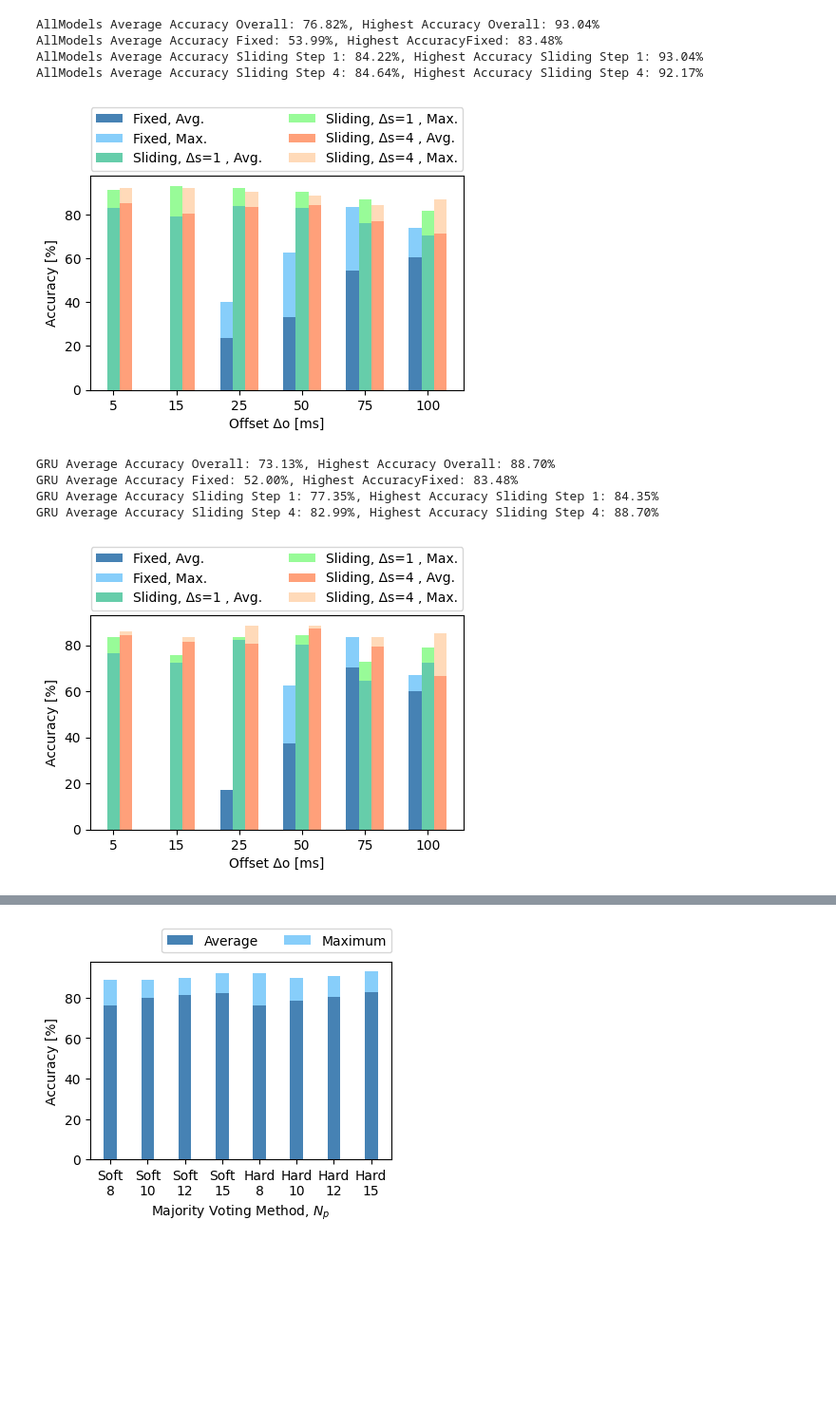
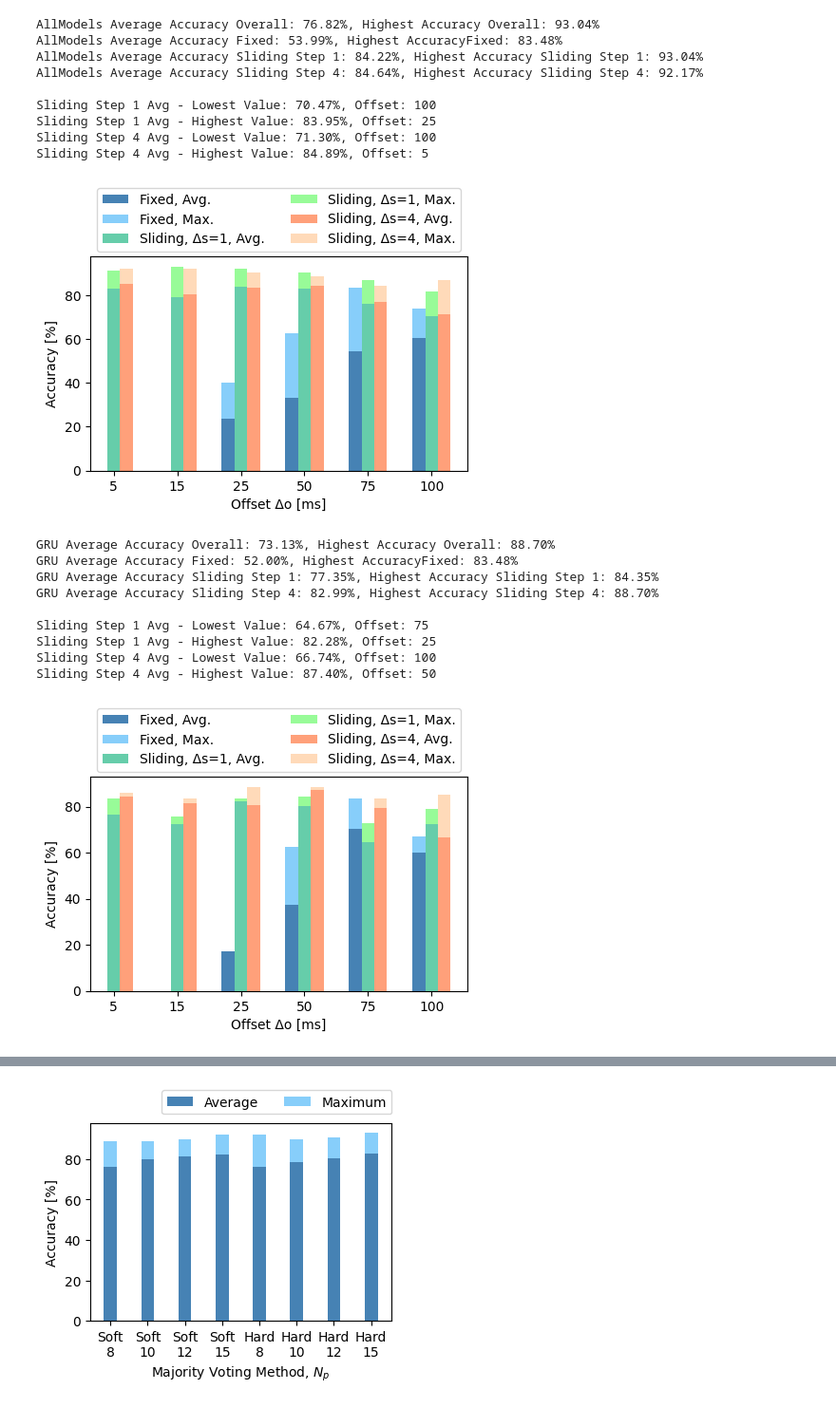
Before and after one commit to MarH19/HumanObjectDetection, a Jupyter notebook: Evaluation/OfflineTestResultPreprocessingComparison.ipynb, the cells around one changed output, grey strips where cells are left out. Shown at 95% size. Cells and saved outputs as stored; diff of their text form; code cells hidden in the pictures; blank space fills up the shorter version.

```diff
--- a/Evaluation/OfflineTestResultPreprocessingComparison.ipynb
+++ b/Evaluation/OfflineTestResultPreprocessingComparison.ipynb
@@ -120,8 +120,20 @@ def plot_preprocessing_comparison(model, model_df, plot_vertical=False):
     print(f"{model} Average Accuracy Overall: {overall_avg:.2f}%, Highest Accuracy Overall: {overall_max:.2f}%")
     print(f"{model} Average Accuracy Fixed: {fixed_avg:.2f}%, Highest AccuracyFixed: {fixed_max:.2f}%")
     print(f"{model} Average Accuracy Sliding Step 1: {sliding_step1_avg:.2f}%, Highest Accuracy Sliding Step 1: {sliding_step1_max:.2f}%")
-    print(f"{model} Average Accuracy Sliding Step 4: {sliding_step4_avg:.2f}%, Highest Accuracy Sliding Step 4: {sliding_step4_max:.2f}%")
+    print(f"{model} Average Accuracy Sliding Step 4: {sliding_step4_avg:.2f}%, Highest Accuracy Sliding Step 4: {sliding_step4_max:.2f}%\n")
 
+    sliding_step1_avg_min = model_df_grouped['sliding_step1_avg'].min()
+    sliding_step1_avg_min_offset = model_df_grouped[model_df_grouped['sliding_step1_avg'] == sliding_step1_avg_min]['offset'].values[0]
+    sliding_step1_avg_max = model_df_grouped['sliding_step1_avg'].max()
+    sliding_step1_avg_max_offset = model_df_grouped[model_df_grouped['sliding_step1_avg'] == sliding_step1_avg_max]['offset'].values[0]
+    sliding_step4_avg_min = model_df_grouped['sliding_step4_avg'].min()
+    sliding_step4_avg_min_offset = model_df_grouped[model_df_grouped['sliding_step4_avg'] == sliding_step4_avg_min]['offset'].values[0]
+    sliding_step4_avg_max = model_df_grouped['sliding_step4_avg'].max()
+    sliding_step4_avg_max_offset = model_df_grouped[model_df_grouped['sliding_step4_avg'] == sliding_step4_avg_max]['offset'].values[0]
+    print(f"Sliding Step 1 Avg - Lowest Value: {sliding_step1_avg_min:.2f}%, Offset: {sliding_step1_avg_min_offset}")
+    print(f"Sliding Step 1 Avg - Highest Value: {sliding_step1_avg_max:.2f}%, Offset: {sliding_step1_avg_max_offset}")
+    print(f"Sliding Step 4 Avg - Lowest Value: {sliding_step4_avg_min:.2f}%, Offset: {sliding_step4_avg_min_offset}")
+    print(f"Sliding Step 4 Avg - Highest Value: {sliding_step4_avg_max:.2f}%, Offset: {sliding_step4_avg_max_offset}")
 
     if plot_vertical:
         ax.axhline(overall_avg, color='#003366', linestyle='--',
@@ -132,41 +144,51 @@ def plot_preprocessing_comparison(model, model_df, plot_vertical=False):
     ax.set_xlabel('Offset Δo [ms]')
     ax.set_ylabel('Accuracy [%]')
 
     # ax.set_title(
     #    f'{model} Model Accuracies, Grouped by Offset and Window Preprocessing Parameters')
     ax.set_xticks([r + bar_width for r in range(len(model_df_grouped))])
     ax.set_xticklabels(model_df_grouped['offset'])
 
     legend = [f'Average: {overall_avg:.2f}%',
               f'Maximum: {overall_max:.2f}%'] if plot_vertical else []
-    legend += ['Fixed, Avg.', 'Fixed, Max.', 'Sliding, Δs=1 , Avg.',
-               'Sliding, Δs=1 , Max.', 'Sliding, Δs=4 , Avg.', 'Sliding, Δs=4 , Max.']
+    legend += ['Fixed, Avg.', 'Fixed, Max.', 'Sliding, Δs=1, Avg.',
+               'Sliding, Δs=1, Max.', 'Sliding, Δs=4, Avg.', 'Sliding, Δs=4, Max.']
     ax.legend(legend, loc='upper center', bbox_to_anchor=(0.5, 1.35), ncol=2)
 
     plt.tight_layout()
 
     suffix = f"_MaxAvg" if plot_vertical else ""
     plt.savefig(Path.cwd() / "OfflinePreprocessingComparison" /
                 f"{model}_Accuracies_PreprocessingComparison{suffix}.png", bbox_inches='tight', dpi=300)
 
     plt.show()
 
 
 plot_preprocessing_comparison("AllModels", df)
 for model, model_df in df.groupby("Model"):
     plot_preprocessing_comparison(model, model_df)
     plot_preprocessing_comparison(model, model_df, plot_vertical=True)
 # %% [output]
 AllModels Average Accuracy Overall: 76.82%, Highest Accuracy Overall: 93.04%
 AllModels Average Accuracy Fixed: 53.99%, Highest AccuracyFixed: 83.48%
 AllModels Average Accuracy Sliding Step 1: 84.22%, Highest Accuracy Sliding Step 1: 93.04%
 AllModels Average Accuracy Sliding Step 4: 84.64%, Highest Accuracy Sliding Step 4: 92.17%
+
+Sliding Step 1 Avg - Lowest Value: 70.47%, Offset: 100
+Sliding Step 1 Avg - Highest Value: 83.95%, Offset: 25
+Sliding Step 4 Avg - Lowest Value: 71.30%, Offset: 100
+Sliding Step 4 Avg - Highest Value: 84.89%, Offset: 5
-[figure, old version]
+[figure, new version]
 GRU Average Accuracy Overall: 73.13%, Highest Accuracy Overall: 88.70%
 GRU Average Accuracy Fixed: 52.00%, Highest AccuracyFixed: 83.48%
 GRU Average Accuracy Sliding Step 1: 77.35%, Highest Accuracy Sliding Step 1: 84.35%
 GRU Average Accuracy Sliding Step 4: 82.99%, Highest Accuracy Sliding Step 4: 88.70%
+
+Sliding Step 1 Avg - Lowest Value: 64.67%, Offset: 75
+Sliding Step 1 Avg - Highest Value: 82.28%, Offset: 25
+Sliding Step 4 Avg - Lowest Value: 66.74%, Offset: 100
+Sliding Step 4 Avg - Highest Value: 87.40%, Offset: 50
-[figure, old version]
+[figure, new version]
 GRU Average Accuracy Overall: 73.13%, Highest Accuracy Overall: 88.70%
 GRU Average Accuracy Fixed: 52.00%, Highest AccuracyFixed: 83.48%
 GRU Average Accuracy Sliding Step 1: 77.35%, Highest Accuracy Sliding Step 1: 84.35%
```
Also changed, not shown: parts of 1 cell of this notebook, 8 other files.
